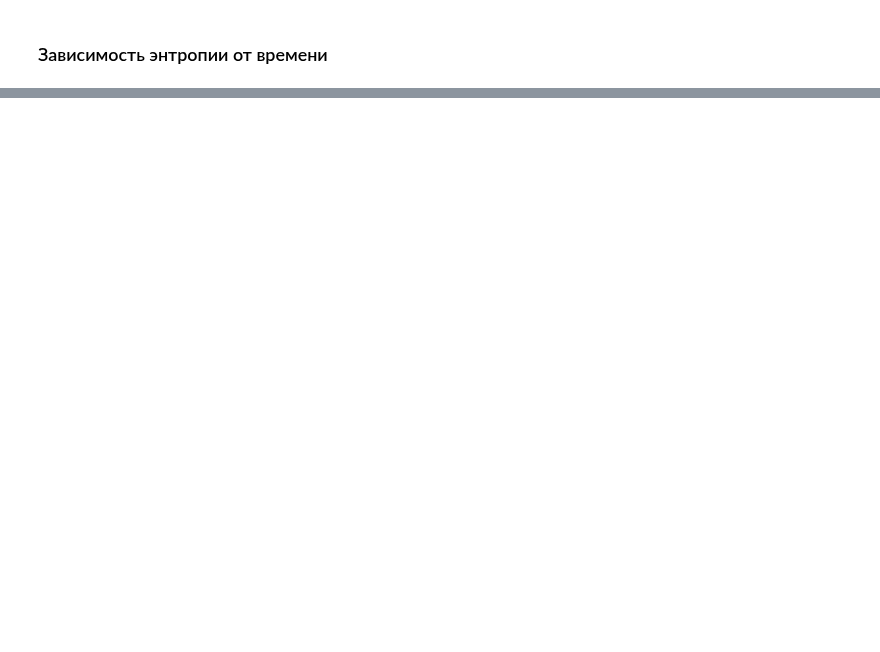
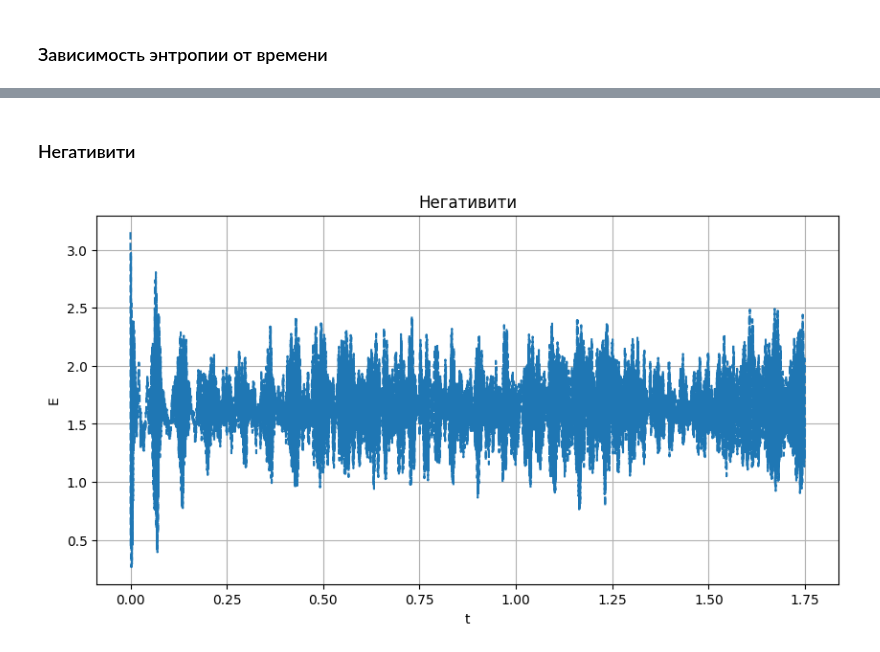
Before and after one commit to kephircheek/research-emqwuqoc, a Jupyter notebook: notebooks/Low level interaction.ipynb, the cells around one changed output, grey strips where cells are left out. Drawn from its saved outputs; the diff is of its cells as text; code cells hidden in the pictures; blank space fills up the shorter version.

```diff
--- a/notebooks/Low level interaction.ipynb
+++ b/notebooks/Low level interaction.ipynb
@@ -97,0 +105,24 @@ ax.grid()
+# %% [markdown]
+### Негативити
+# %%
+evolution_states_b1_c_b2 = [
+    qutip.ptrace(s, [0, 1, 4, 5]) for s in tqdm(evolution.states)
+]
+# %%
+evolution_states_b1_c_b2_partial_transposed = [
+    qutip.partial_transpose(s, [0, 1, 0, 1]) for s in evolution_states_b1_c_b2
+]
+# %%
+negativity = [
+    np.log2(np.sum(np.abs(s.eigenenergies())))
+    for s in tqdm(evolution_states_b1_c_b2_partial_transposed)
+]
+# %%
+fig, ax = plt.subplots(1, 1, figsize=(10, 5))
+ax.plot(tspan * ecmodel.Omega, negativity, "--", label="mesolve")
+ax.set_ylabel("E")
+ax.set_xlabel("t")
+ax.set_title("Негативити")
+ax.grid()
+# %% [output]
+[figure, added]
```
Also changed, not shown: parts of 14 cells of this notebook.
